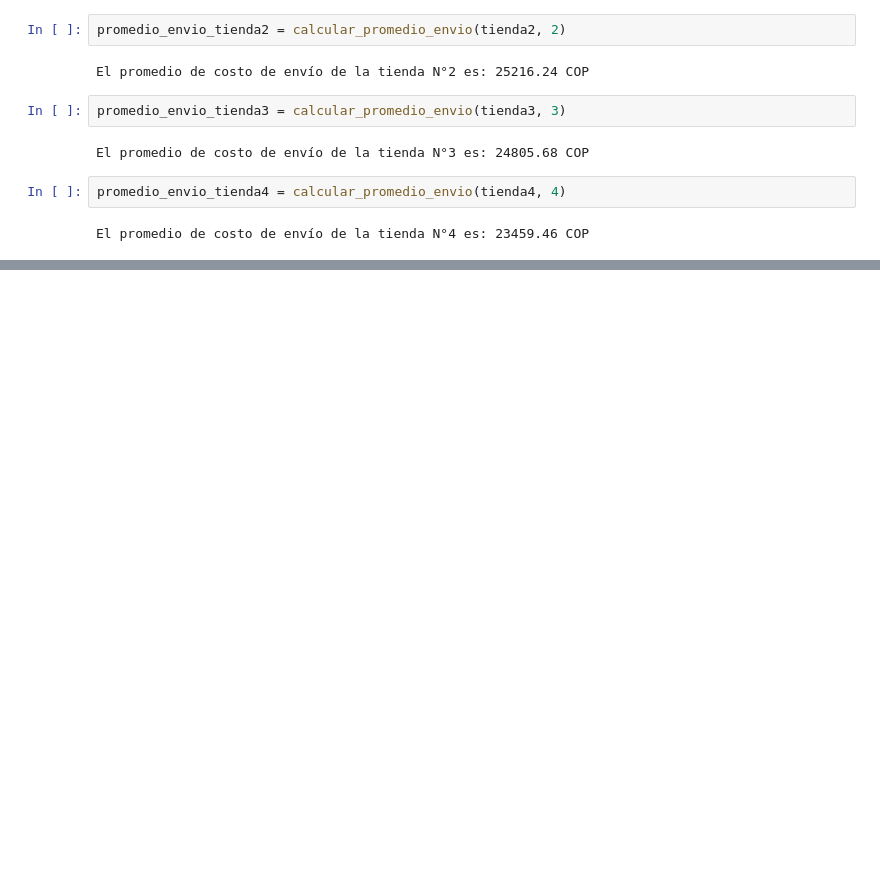
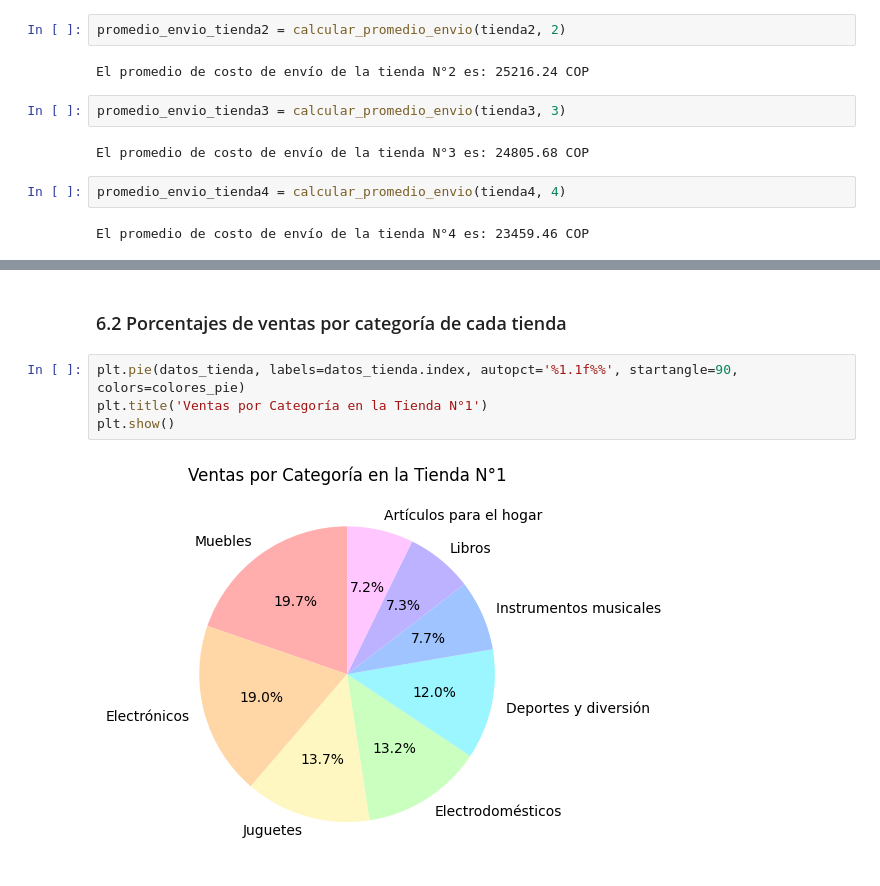
Before and after one commit to yeraldine-arw/challenge-alura-store, a Jupyter notebook: AluraStoreLatam.ipynb, the cells around one changed output, grey strips where cells are left out. Cells and saved outputs as stored; diff of their text form; blank space fills up the shorter version.

```diff
--- a/AluraStoreLatam.ipynb
+++ b/AluraStoreLatam.ipynb
@@ -230,0 +265,8 @@ El promedio de costo de envío de la tienda N°4 es: 23459.46 COP
+# %% [markdown]
+### 6.2 Porcentajes de ventas por categoría de cada tienda
+# %%
+plt.pie(datos_tienda, labels=datos_tienda.index, autopct='%1.1f%%', startangle=90, colors=colores_pie)
+plt.title('Ventas por Categoría en la Tienda N°1')
+plt.show()
+# %% [output]
+[figure, added]
```
Also changed, not shown: parts of 16 cells of this notebook.
